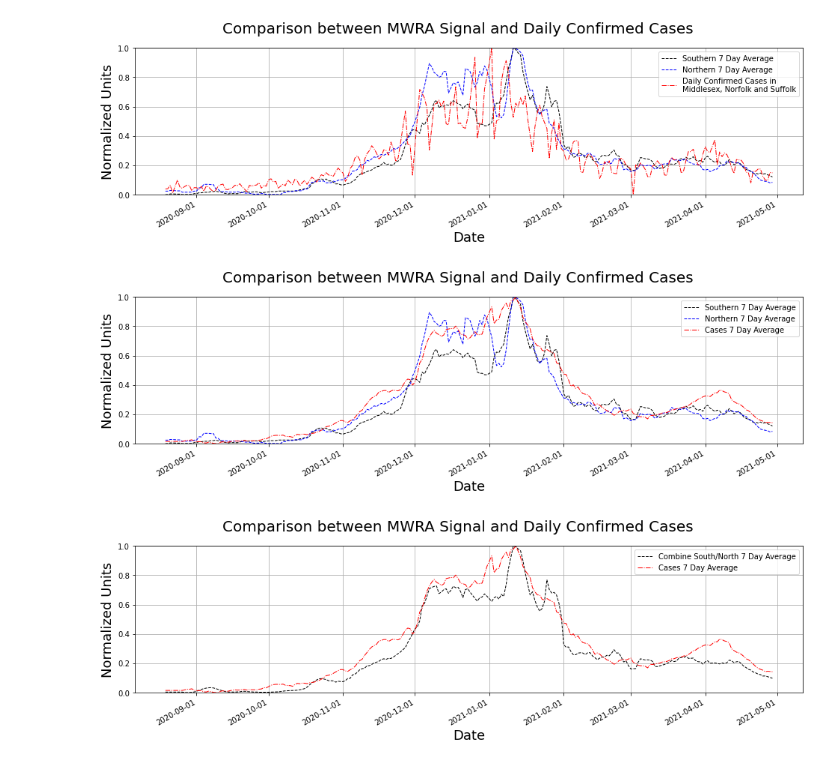
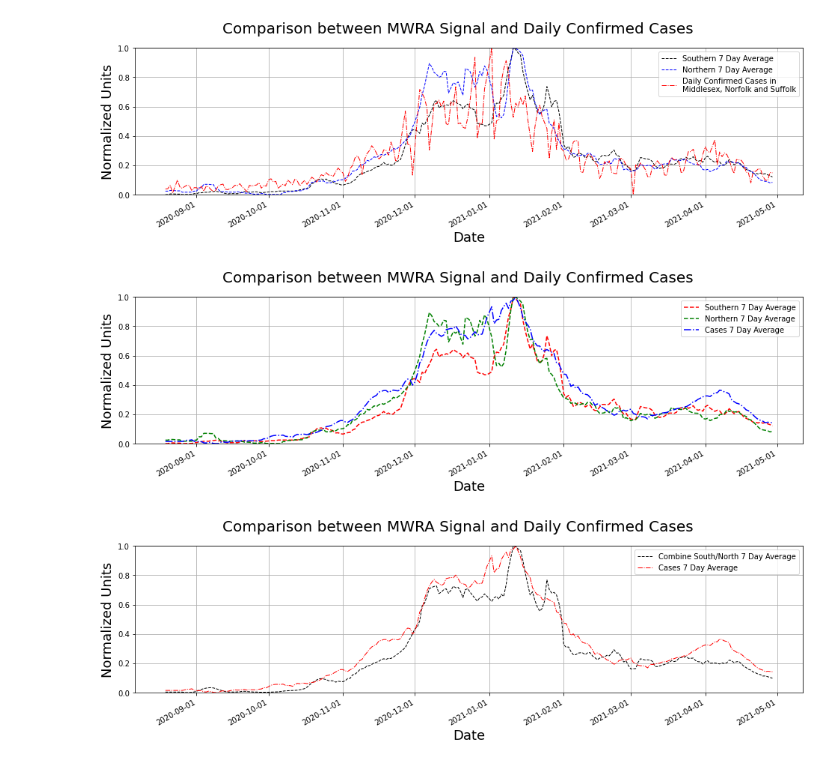
Before and after one commit to bhatiavr/cs109b-final-project-111, a Jupyter notebook: src/FINAL - cs109b-wastewater-covid-forecasting-Persistence.ipynb, the cells around one changed output. Saved outputs shown, nothing was run; the diff lists cells and outputs as text; code cells hidden in the pictures.

```diff
--- a/src/FINAL - cs109b-wastewater-covid-forecasting-Persistence.ipynb
+++ b/src/FINAL - cs109b-wastewater-covid-forecasting-Persistence.ipynb
@@ -504,26 +518,28 @@ fig.show()
 # %%
 # Plot the timeseries data
 fig, ax = plt.subplots(nrows = 1, ncols = 1, figsize=(16,4))
 
 # Plot southern samples
-ax.plot(df_aligned['Date'], df_aligned['Southern_Avg'].to_numpy(), '--k', linewidth = 1,  label="Southern 7 Day Average")
-ax.plot(df_aligned['Date'], df_aligned['Northern_Avg'].to_numpy(), '--b', linewidth = 1, label="Northern 7 Day Average")
-ax.plot(df_aligned['Date'], df_aligned['Cases_Avg'].to_numpy(), '-.r', linewidth = 1, label="Cases 7 Day Average")
+ax.plot(df_aligned['Date'], df_aligned['Southern_Avg'].to_numpy(), '--r', linewidth = 1.5,  label="Southern 7 Day Average")
+ax.plot(df_aligned['Date'], df_aligned['Northern_Avg'].to_numpy(), '--g', linewidth = 1.5, label="Northern 7 Day Average")
+ax.plot(df_aligned['Date'], df_aligned['Cases_Avg'].to_numpy(), '-.b', linewidth = 1.5, label="Cases 7 Day Average")
+#ax.plot(df_aligned['Date'], df_aligned['Deaths_Avg'].to_numpy(), '-.m', linewidth = 1.5, label="Death 7 Day Average")
+
 #ax.plot(df_aligned['Date'], normalize(df_aligned['Deaths_per_100K'].to_numpy()), '-.r', linewidth = 1, label="Daily Confirmed Cases in \nMiddlesex, Norfolk and Suffolk")
 
 ax.grid(True)
 ax.legend()
 ax.set_ylim([0, 1])
 ax.xaxis.set_major_formatter(mdates.DateFormatter('%Y-%m-%d'))
 ax.set_ylabel('Normalized Units', fontsize = 18)
 ax.set_xlabel('Date', fontsize = 18)
 
 
 fig.autofmt_xdate()
 fig.suptitle('Comparison between MWRA Signal and Daily Confirmed Cases', fontsize=20, y=1.00)
 fig.show()
 # %% [output]
-[figure, old version]
+[figure, new version]
 # %%
 # Plot the timeseries data
 
```
Also changed, not shown: parts of 77 cells of this notebook, 1 other file.
